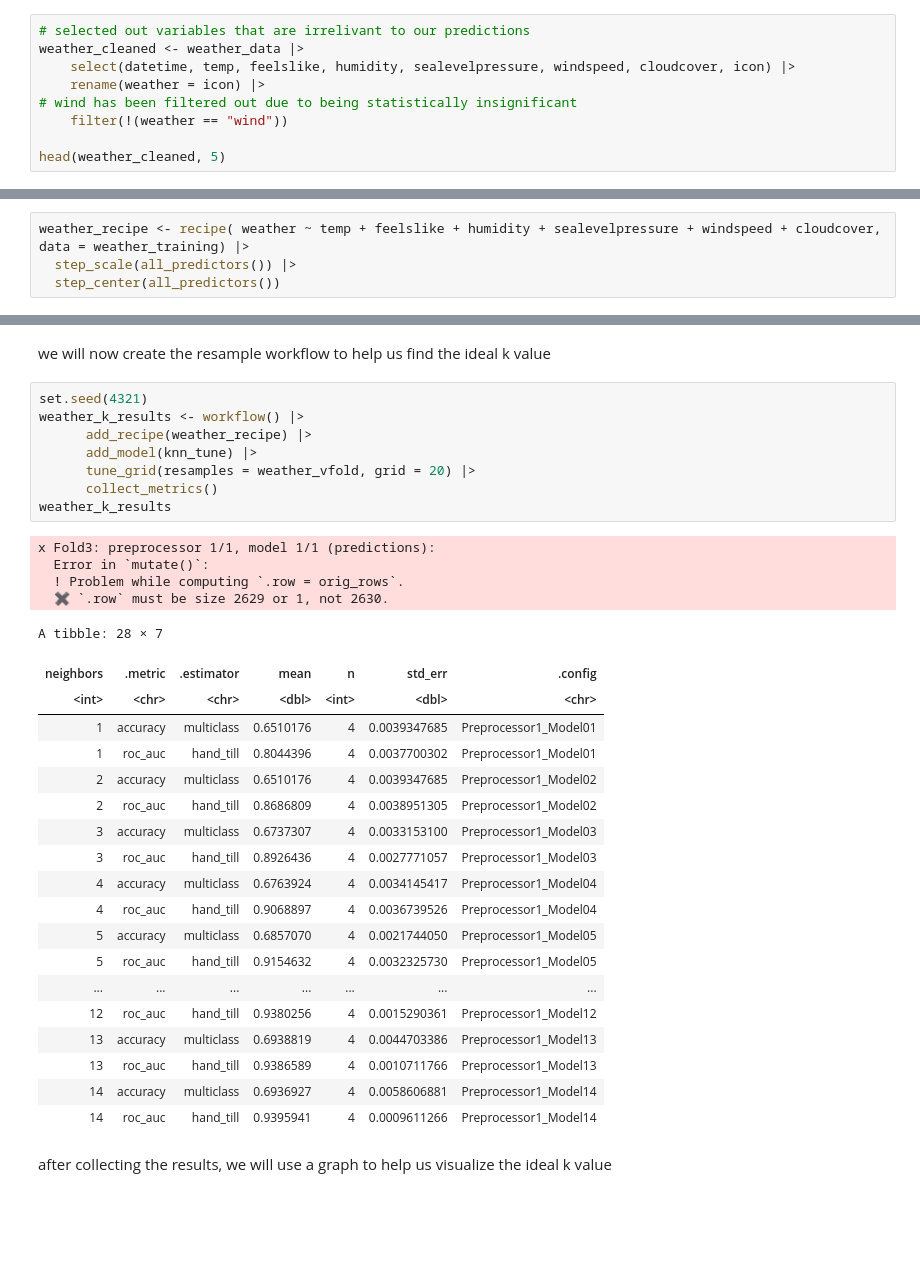
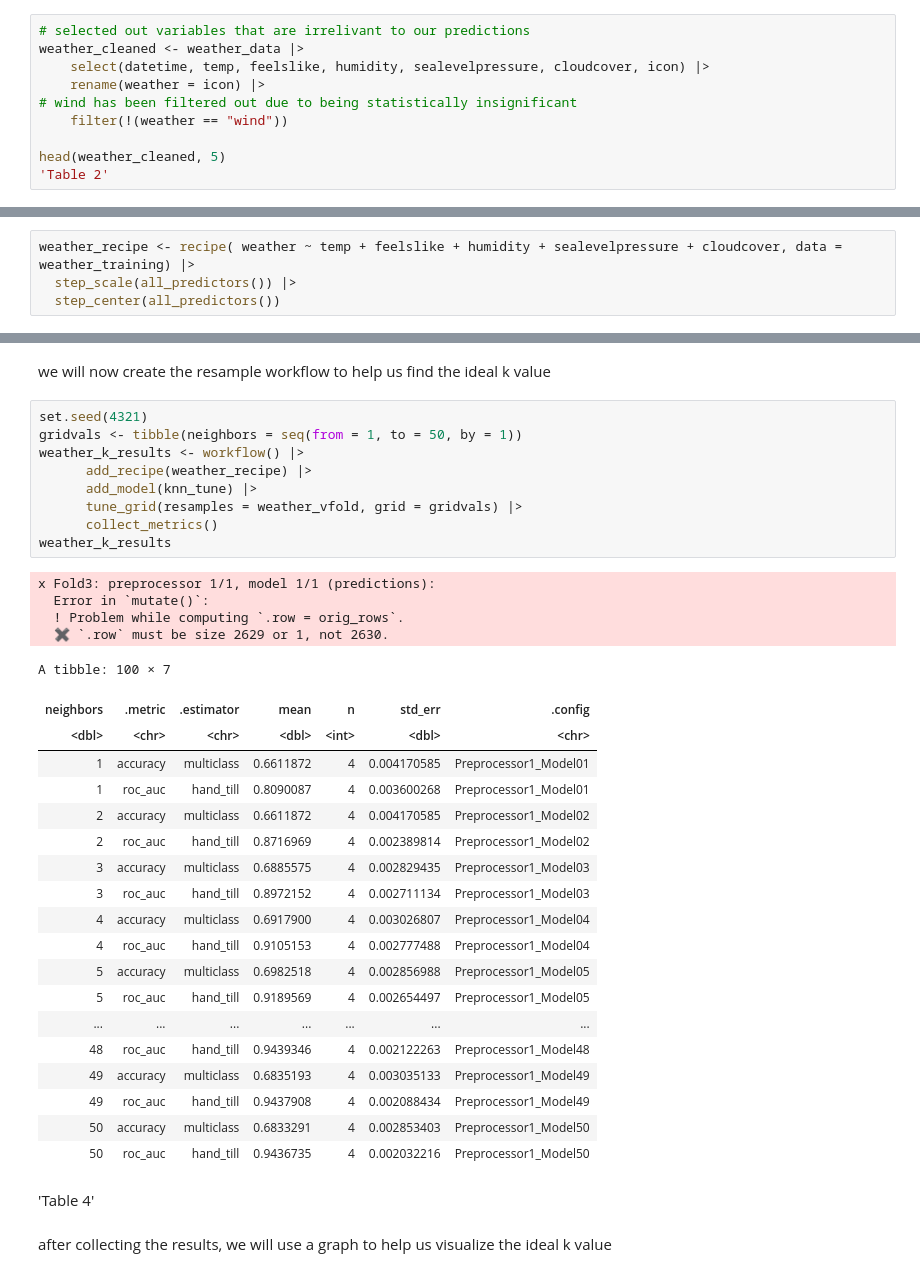
Before and after one commit to DaffyDiamond/DSCI-100-Group-30, a Jupyter notebook: Group project report.ipynb, the cells around one changed output, grey strips where cells are left out. Saved outputs shown, nothing was run; the diff lists cells and outputs as text; blank space fills up the shorter version.

```diff
--- a/Group project report.ipynb
+++ b/Group project report.ipynb
@@ -41,10 +47,11 @@ Next we clean the data by removing columns and rows that are unnecesarry to our
 # %%
 # selected out variables that are irrelivant to our predictions
 weather_cleaned <- weather_data |>
-    select(datetime, temp, feelslike, humidity, sealevelpressure, windspeed, cloudcover, icon) |>
+    select(datetime, temp, feelslike, humidity, sealevelpressure, cloudcover, icon) |>
     rename(weather = icon) |>
 # wind has been filtered out due to being statistically insignificant
     filter(!(weather == "wind"))
 
 head(weather_cleaned, 5)
+'Table 2'
 # %% [output]
@@ -85,7 +142,7 @@ A tibble: 7 × 2
 # %% [markdown]
 the proportions of the data appears to be quite unblanced, this means we will have to scale and balance the data in the recipe
 # %%
-weather_recipe <- recipe( weather ~ temp + feelslike + humidity + sealevelpressure + windspeed + cloudcover, data = weather_training) |>
+weather_recipe <- recipe( weather ~ temp + feelslike + humidity + sealevelpressure + cloudcover, data = weather_training) |>
   step_scale(all_predictors()) |>
   step_center(all_predictors())
 # %% [markdown]
@@ -111,36 +168,39 @@ weather_vfold <- vfold_cv(weather_training, v = 5, strata = weather)
 we will now create the resample workflow to help us find the ideal k value
 # %%
 set.seed(4321)
+gridvals <- tibble(neighbors = seq(from = 1, to = 50, by = 1))
 weather_k_results <- workflow() |>
       add_recipe(weather_recipe) |>
       add_model(knn_tune) |>
-      tune_grid(resamples = weather_vfold, grid = 20) |>
+      tune_grid(resamples = weather_vfold, grid = gridvals) |>
       collect_metrics()
 weather_k_results
 # %% [output]
 x Fold3: preprocessor 1/1, model 1/1 (predictions):
   Error in `mutate()`:
   ! Problem while computing `.row = orig_rows`.
   ✖ `.row` must be size 2629 or 1, not 2630.
-A tibble: 28 × 7
+A tibble: 100 × 7
 | neighbors | .metric | .estimator | mean | n | std_err | .config |
-| <int> | <chr> | <chr> | <dbl> | <int> | <dbl> | <chr> |
-| 1 | accuracy | multiclass | 0.6510176 | 4 | 0.0039347685 | Preprocessor1_Model01 |
-| 1 | roc_auc | hand_till | 0.8044396 | 4 | 0.0037700302 | Preprocessor1_Model01 |
-| 2 | accuracy | multiclass | 0.6510176 | 4 | 0.0039347685 | Preprocessor1_Model02 |
-| 2 | roc_auc | hand_till | 0.8686809 | 4 | 0.0038951305 | Preprocessor1_Model02 |
-| 3 | accuracy | multiclass | 0.6737307 | 4 | 0.0033153100 | Preprocessor1_Model03 |
-| 3 | roc_auc | hand_till | 0.8926436 | 4 | 0.0027771057 | Preprocessor1_Model03 |
-| 4 | accuracy | multiclass | 0.6763924 | 4 | 0.0034145417 | Preprocessor1_Model04 |
-| 4 | roc_auc | hand_till | 0.9068897 | 4 | 0.0036739526 | Preprocessor1_Model04 |
-| 5 | accuracy | multiclass | 0.6857070 | 4 | 0.0021744050 | Preprocessor1_Model05 |
-| 5 | roc_auc | hand_till | 0.9154632 | 4 | 0.0032325730 | Preprocessor1_Model05 |
+| <dbl> | <chr> | <chr> | <dbl> | <int> | <dbl> | <chr> |
+| 1 | accuracy | multiclass | 0.6611872 | 4 | 0.004170585 | Preprocessor1_Model01 |
+| 1 | roc_auc | hand_till | 0.8090087 | 4 | 0.003600268 | Preprocessor1_Model01 |
+| 2 | accuracy | multiclass | 0.6611872 | 4 | 0.004170585 | Preprocessor1_Model02 |
+| 2 | roc_auc | hand_till | 0.8716969 | 4 | 0.002389814 | Preprocessor1_Model02 |
+| 3 | accuracy | multiclass | 0.6885575 | 4 | 0.002829435 | Preprocessor1_Model03 |
+| 3 | roc_auc | hand_till | 0.8972152 | 4 | 0.002711134 | Preprocessor1_Model03 |
+| 4 | accuracy | multiclass | 0.6917900 | 4 | 0.003026807 | Preprocessor1_Model04 |
+| 4 | roc_auc | hand_till | 0.9105153 | 4 | 0.002777488 | Preprocessor1_Model04 |
+| 5 | accuracy | multiclass | 0.6982518 | 4 | 0.002856988 | Preprocessor1_Model05 |
+| 5 | roc_auc | hand_till | 0.9189569 | 4 | 0.002654497 | Preprocessor1_Model05 |
 | ... | ... | ... | ... | ... | ... | ... |
-| 12 | roc_auc | hand_till | 0.9380256 | 4 | 0.0015290361 | Preprocessor1_Model12 |
-| 13 | accuracy | multiclass | 0.6938819 | 4 | 0.0044703386 | Preprocessor1_Model13 |
-| 13 | roc_auc | hand_till | 0.9386589 | 4 | 0.0010711766 | Preprocessor1_Model13 |
-| 14 | accuracy | multiclass | 0.6936927 | 4 | 0.0058606881 | Preprocessor1_Model14 |
-| 14 | roc_auc | hand_till | 0.9395941 | 4 | 0.0009611266 | Preprocessor1_Model14 |
+| 48 | roc_auc | hand_till | 0.9439346 | 4 | 0.002122263 | Preprocessor1_Model48 |
+| 49 | accuracy | multiclass | 0.6835193 | 4 | 0.003035133 | Preprocessor1_Model49 |
+| 49 | roc_auc | hand_till | 0.9437908 | 4 | 0.002088434 | Preprocessor1_Model49 |
+| 50 | accuracy | multiclass | 0.6833291 | 4 | 0.002853403 | Preprocessor1_Model50 |
+| 50 | roc_auc | hand_till | 0.9436735 | 4 | 0.002032216 | Preprocessor1_Model50 |
+# %% [markdown]
+'Table 4'
 # %% [markdown]
 after collecting the results, we will use a graph to help us visualize the ideal k value
 # %%
```
Also changed, not shown: parts of 15 cells of this notebook.
